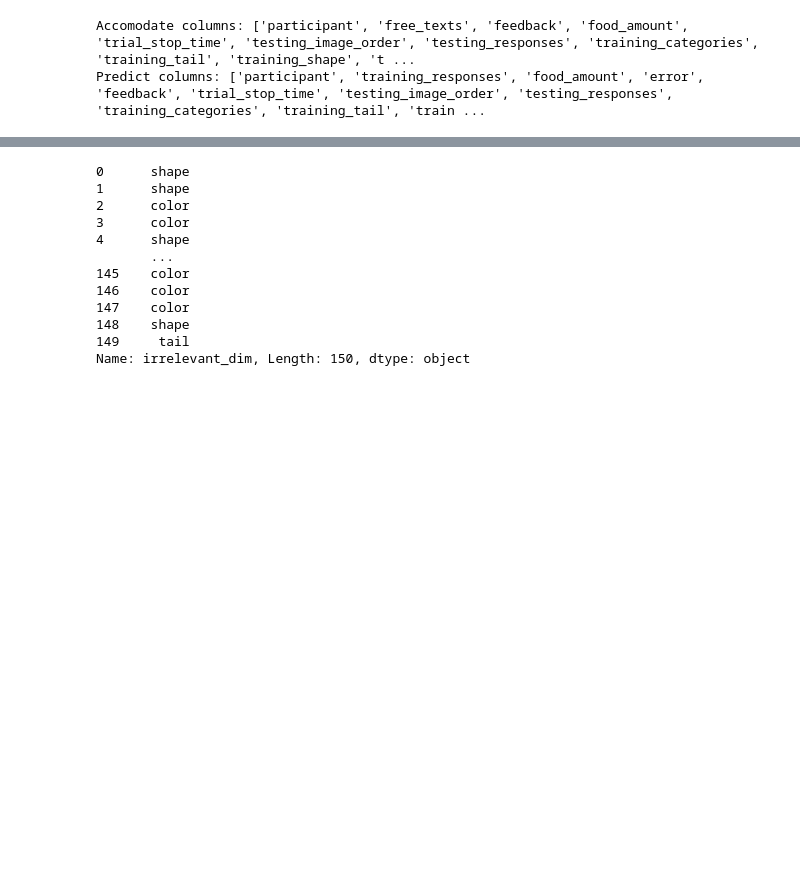
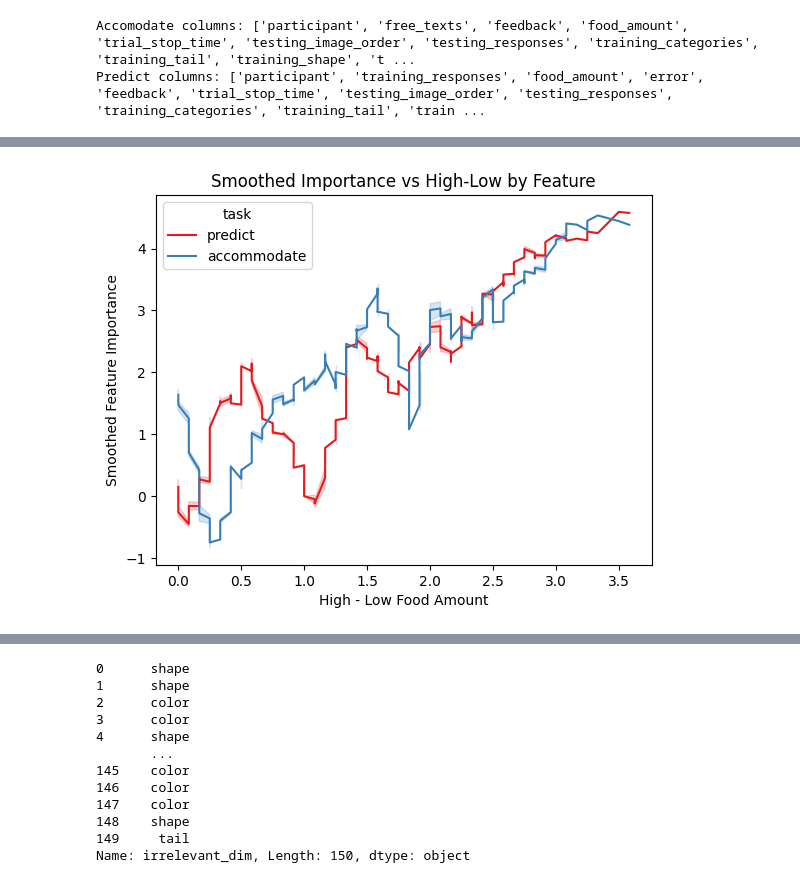
Before and after one commit to sebmonte/Prediction-Accomodation-Exp, a Jupyter notebook: Analysis/Scripts/Pilot2.0/Acc-Pre_CompareSupplementary.ipynb, the cells around one changed output, grey strips where cells are left out. Cells and saved outputs as stored; diff of their text form; code cells hidden in the pictures; blank space fills up the shorter version.

```diff
--- a/Analysis/Scripts/Pilot2.0/Acc-Pre_CompareSupplementary.ipynb
+++ b/Analysis/Scripts/Pilot2.0/Acc-Pre_CompareSupplementary.ipynb
@@ -42,0 +374,21 @@ df_accommodate['free_texts'] = df_accommodate['free_texts'].apply(ast.literal_ev
+# %%
+df_hl_full = df_hl_full.sort_values('high_minus_low')
+
+df_hl_full['rolling_mean'] = (
+    df_hl_full.groupby('task')['importance']
+               .transform(lambda x: x.rolling(window=50, min_periods=1, center=True).mean())
+)
+
+sns.lineplot(
+    data=df_hl_full,
+    x='high_minus_low',
+    y='rolling_mean',
+    hue='task',
+    palette='Set1'
+)
+plt.xlabel('High - Low Food Amount')
+plt.ylabel('Smoothed Feature Importance')
+plt.title('Smoothed Importance vs High-Low by Feature')
+plt.show()
+# %% [output]
+[figure, added]
```
Also changed, not shown: parts of 17 cells of this notebook, 3 other files.
